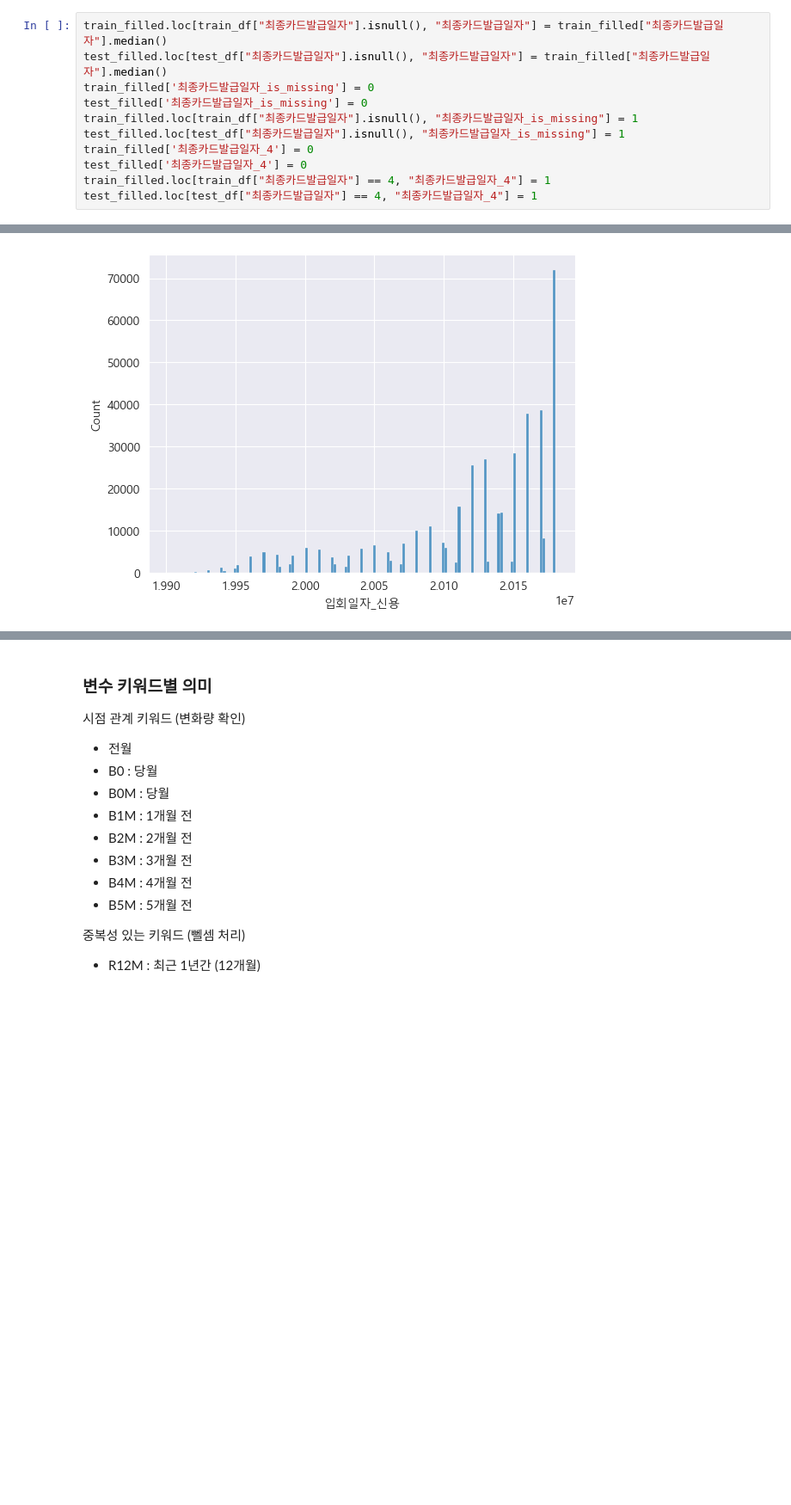
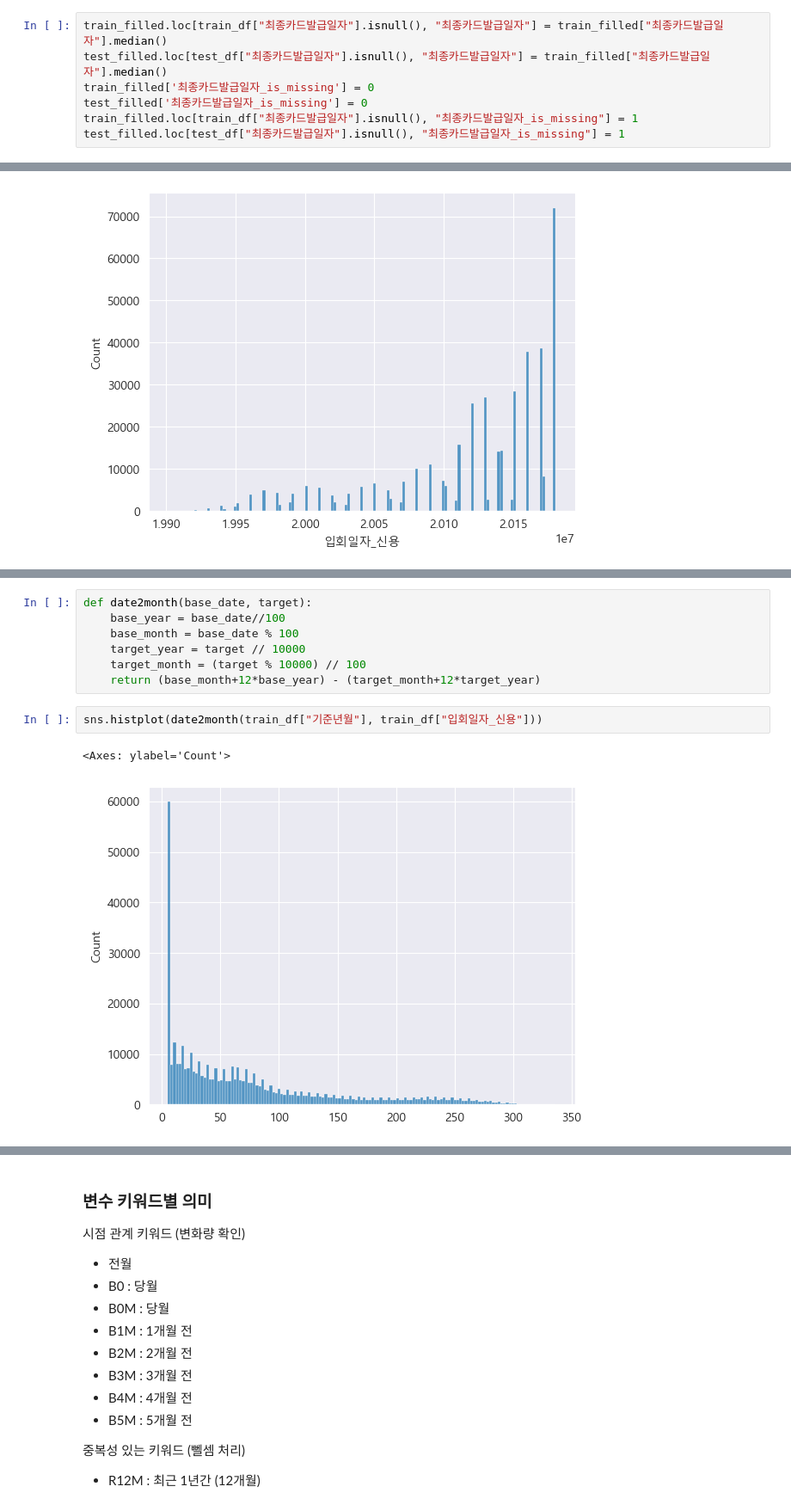
Before and after one commit to s0nh/segment-classification, a Jupyter notebook: xgboost_baseline.ipynb, the cells around one changed output, grey strips where cells are left out. Shown: that part at 86% size. Saved outputs shown, nothing was run; the diff lists cells and outputs as text; blank space fills up the shorter version.

```diff
--- a/xgboost_baseline.ipynb
+++ b/xgboost_baseline.ipynb
@@ -653,10 +653,6 @@ train_filled['최종카드발급일자_is_missing'] = 0
 test_filled['최종카드발급일자_is_missing'] = 0
 train_filled.loc[train_df["최종카드발급일자"].isnull(), "최종카드발급일자_is_missing"] = 1
 test_filled.loc[test_df["최종카드발급일자"].isnull(), "최종카드발급일자_is_missing"] = 1
-train_filled['최종카드발급일자_4'] = 0
-test_filled['최종카드발급일자_4'] = 0
-train_filled.loc[train_df["최종카드발급일자"] == 4, "최종카드발급일자_4"] = 1
-test_filled.loc[test_df["최종카드발급일자"] == 4, "최종카드발급일자_4"] = 1
 # %%
 # ------- RV신청일자 -------
 # unique class: [      nan 20180206. 20120712. ... 20140224. 20121123. 20180318.]
@@ -1150,0 +1132,12 @@ gc.collect()
+# %%
+def date2month(base_date, target):
+    base_year = base_date//100
+    base_month = base_date % 100
+    target_year = target // 10000
+    target_month = (target % 10000) // 100
+    return (base_month+12*base_year) - (target_month+12*target_year)
+# %%
+sns.histplot(date2month(train_df["기준년월"], train_df["입회일자_신용"]))
+# %% [output]
+<Axes: ylabel='Count'>
+[figure, added]
```
Also changed, not shown: parts of 27 cells of this notebook.
